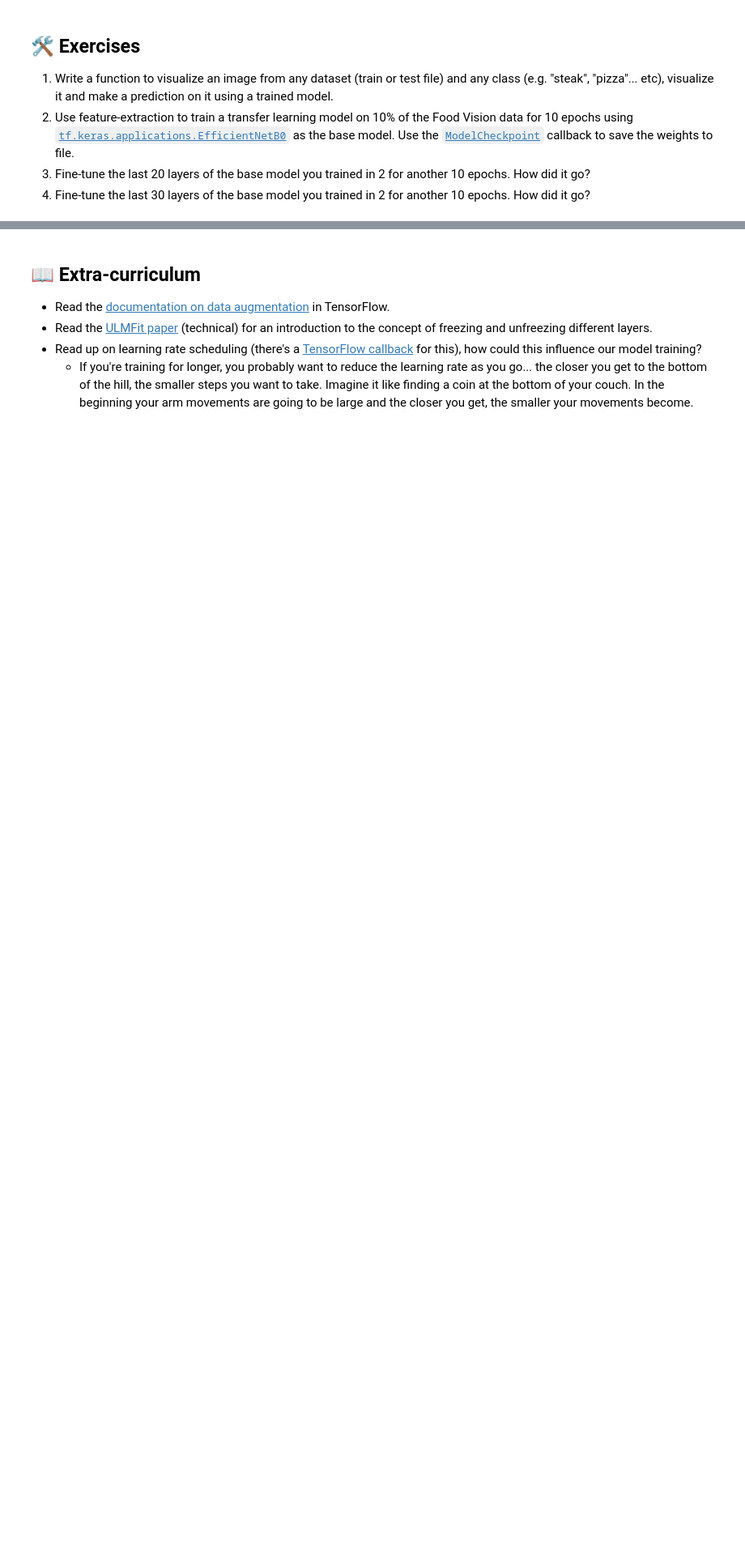
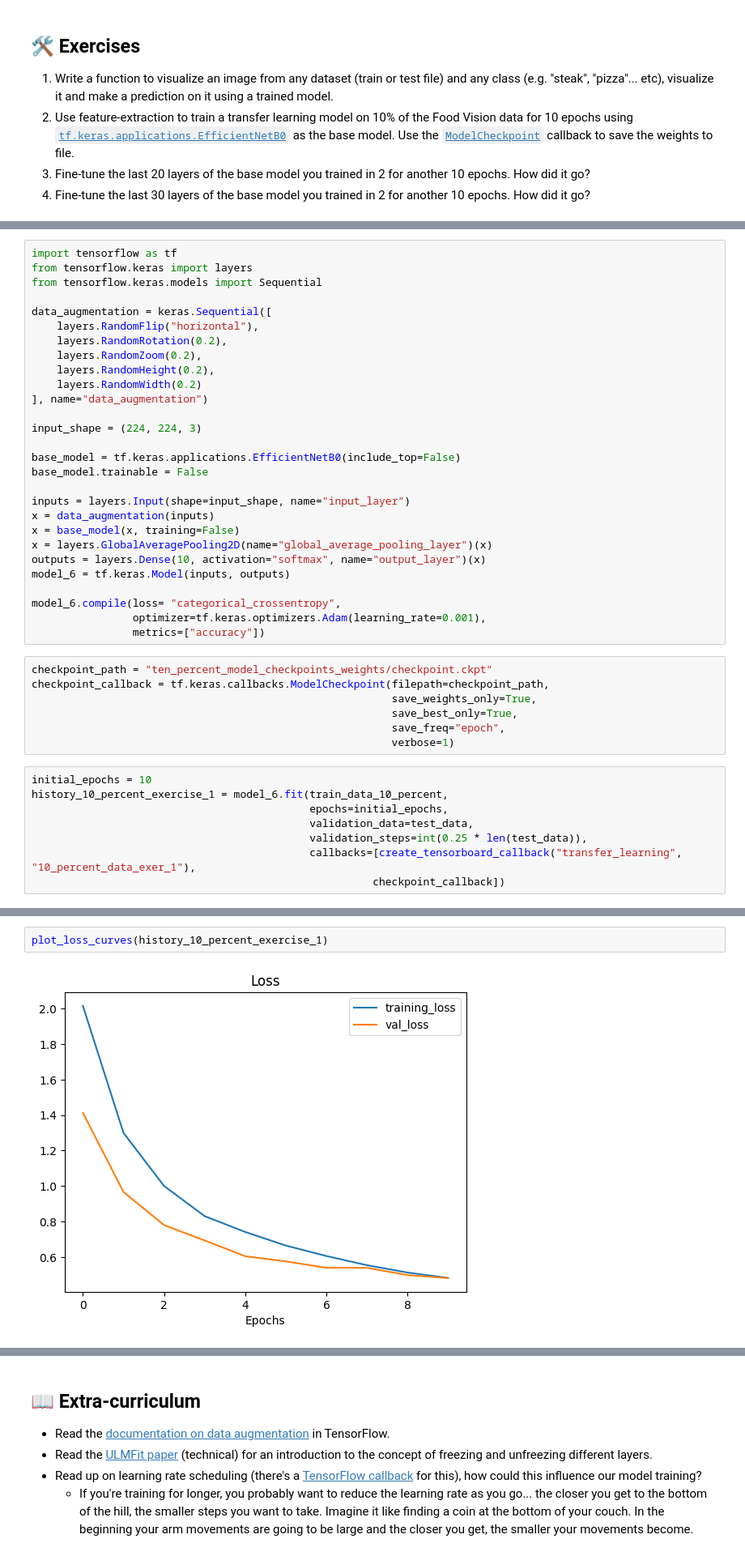
Before and after one commit to huijunam/udemy_tensorflow_lecture, a Jupyter notebook: chapter5/05_transfer_learning_in_tensorflow_part_2_fine_tuning_ipynb의_사본.ipynb, the cells around one changed output, grey strips where cells are left out. Shown at 81% size. Saved outputs shown, nothing was run; the diff lists cells and outputs as text; blank space fills up the shorter version.

Commit message:
chapter 05 exercise complete

```diff
--- a/chapter5/05_transfer_learning_in_tensorflow_part_2_fine_tuning_ipynb의_사본.ipynb
+++ b/chapter5/05_transfer_learning_in_tensorflow_part_2_fine_tuning_ipynb의_사본.ipynb
@@ -1643,0 +1748,43 @@
+# %%
+import tensorflow as tf
+from tensorflow.keras import layers
+from tensorflow.keras.models import Sequential
+
+data_augmentation = keras.Sequential([
+    layers.RandomFlip("horizontal"),
+    layers.RandomRotation(0.2),
+    layers.RandomZoom(0.2),
+    layers.RandomHeight(0.2),
+    layers.RandomWidth(0.2)
+], name="data_augmentation")
+
+input_shape = (224, 224, 3)
+
+base_model = tf.keras.applications.EfficientNetB0(include_top=False)
+base_model.trainable = False
+
+inputs = layers.Input(shape=input_shape, name="input_layer")
+x = data_augmentation(inputs)
+x = base_model(x, training=False)
+x = layers.GlobalAveragePooling2D(name="global_average_pooling_layer")(x)
+outputs = layers.Dense(10, activation="softmax", name="output_layer")(x)
+model_6 = tf.keras.Model(inputs, outputs)
+
+model_6.compile(loss= "categorical_crossentropy",
+                optimizer=tf.keras.optimizers.Adam(learning_rate=0.001),
+                metrics=["accuracy"])
+# %%
+checkpoint_path = "ten_percent_model_checkpoints_weights/checkpoint.ckpt"
+checkpoint_callback = tf.keras.callbacks.ModelCheckpoint(filepath=checkpoint_path,
+                                                         save_weights_only=True,
+                                                         save_best_only=True,
+                                                         save_freq="epoch",
+                                                         verbose=1)
+# %%
+initial_epochs = 10
+history_10_percent_exercise_1 = model_6.fit(train_data_10_percent,
+                                            epochs=initial_epochs,
+                                            validation_data=test_data,
+                                            validation_steps=int(0.25 * len(test_data)),
+                                            callbacks=[create_tensorboard_callback("transfer_learning", "10_percent_data_exer_1"),
+                                                      checkpoint_callback])
@@ -1643,0 +1809,4 @@
+# %%
+plot_loss_curves(history_10_percent_exercise_1)
+# %% [output]
+[figure, added]
```
Also changed, not shown: parts of 24 cells of this notebook, 2 other files.
